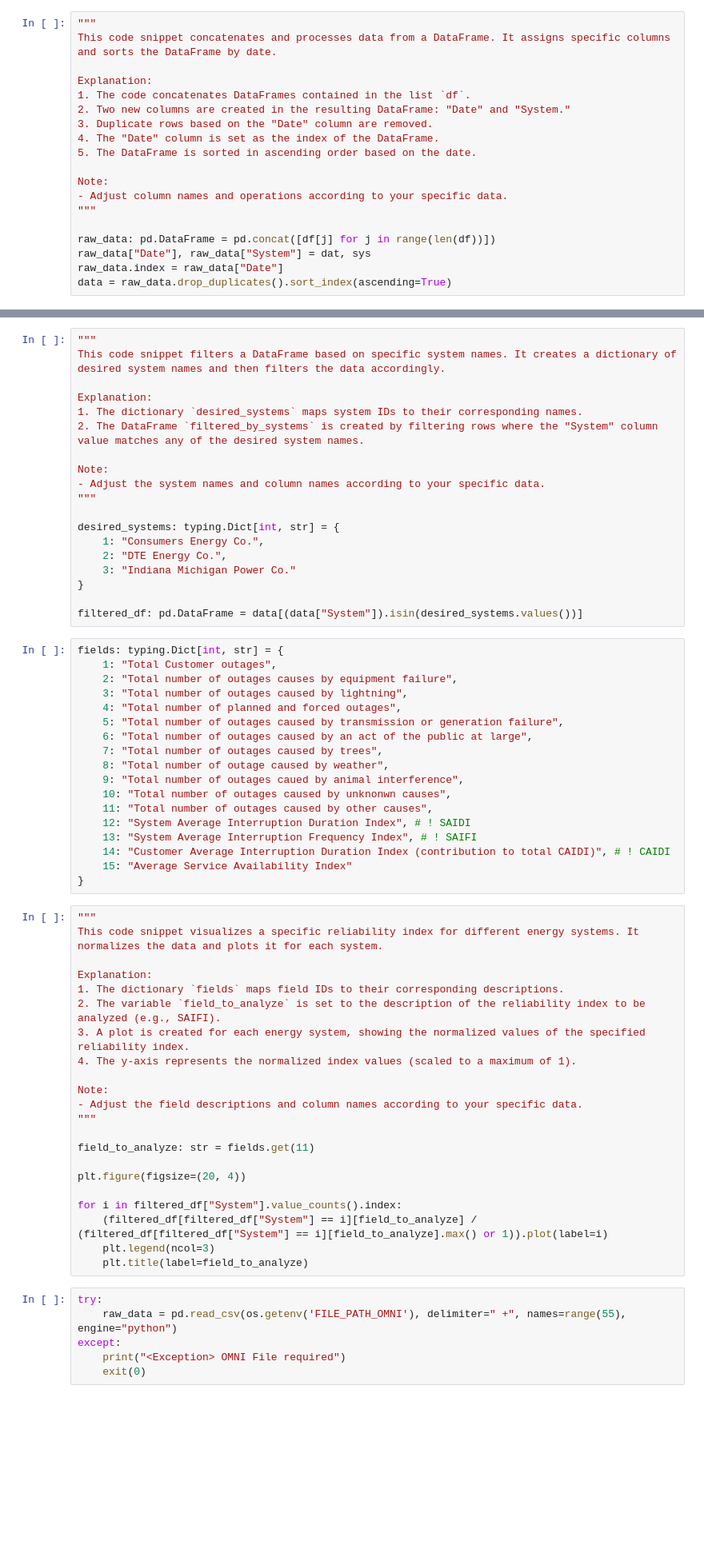
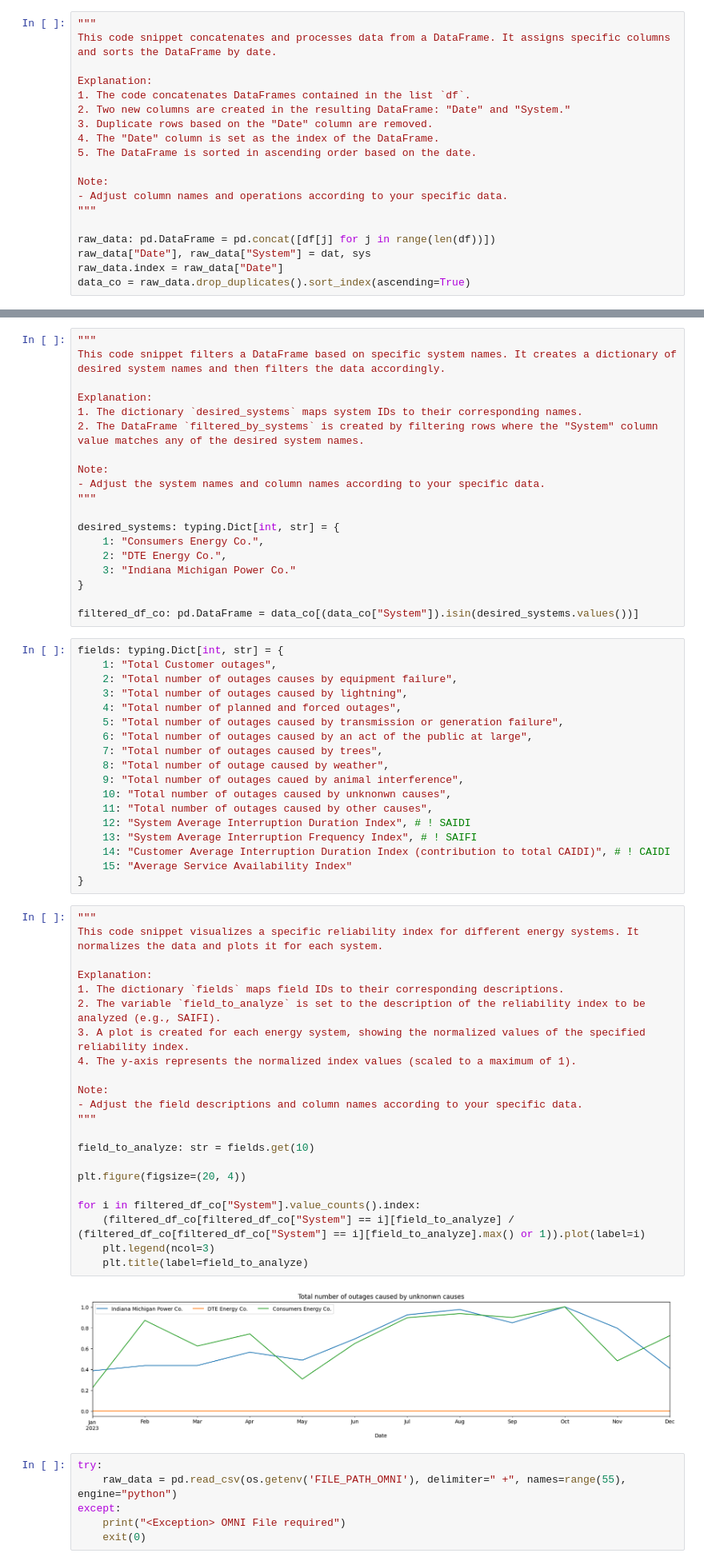
Before and after one commit to MauroGonzalez51/solar-study, a Jupyter notebook: test.ipynb, the cells around one changed output, grey strips where cells are left out. Shown at 80% size. Drawn from its saved outputs; the diff is of its cells as text; blank space fills up the shorter version.

```diff
--- a/test.ipynb
+++ b/test.ipynb
@@ -55,5 +57,5 @@ Note:
 raw_data: pd.DataFrame = pd.concat([df[j] for j in range(len(df))])
 raw_data["Date"], raw_data["System"] = dat, sys
 raw_data.index = raw_data["Date"]
-data = raw_data.drop_duplicates().sort_index(ascending=True)
+data_co = raw_data.drop_duplicates().sort_index(ascending=True)
 # %%
@@ -76,7 +88,7 @@ desired_systems: typing.Dict[int, str] = {
     3: "Indiana Michigan Power Co."
 }
 
-filtered_df: pd.DataFrame = data[(data["System"]).isin(desired_systems.values())]
+filtered_df_co: pd.DataFrame = data_co[(data_co["System"]).isin(desired_systems.values())]
 # %%
 fields: typing.Dict[int, str] = {
     1: "Total Customer outages",
@@ -98,25 +110,27 @@ fields: typing.Dict[int, str] = {
 # %%
 """
 This code snippet visualizes a specific reliability index for different energy systems. It normalizes the data and plots it for each system.
 
 Explanation:
 1. The dictionary `fields` maps field IDs to their corresponding descriptions.
 2. The variable `field_to_analyze` is set to the description of the reliability index to be analyzed (e.g., SAIFI).
 3. A plot is created for each energy system, showing the normalized values of the specified reliability index.
 4. The y-axis represents the normalized index values (scaled to a maximum of 1).
 
 Note:
 - Adjust the field descriptions and column names according to your specific data.
 """
 
-field_to_analyze: str = fields.get(11)
+field_to_analyze: str = fields.get(10)
 
 plt.figure(figsize=(20, 4))
 
-for i in filtered_df["System"].value_counts().index:
-    (filtered_df[filtered_df["System"] == i][field_to_analyze] / (filtered_df[filtered_df["System"] == i][field_to_analyze].max() or 1)).plot(label=i)
+for i in filtered_df_co["System"].value_counts().index:
+    (filtered_df_co[filtered_df_co["System"] == i][field_to_analyze] / (filtered_df_co[filtered_df_co["System"] == i][field_to_analyze].max() or 1)).plot(label=i)
     plt.legend(ncol=3)
     plt.title(label=field_to_analyze)
+# %% [output]
+[figure, added]
 # %%
 try:
     raw_data = pd.read_csv(os.getenv('FILE_PATH_OMNI'), delimiter=" +", names=range(55), engine="python")
```
Also changed, not shown: parts of 13 cells of this notebook.
